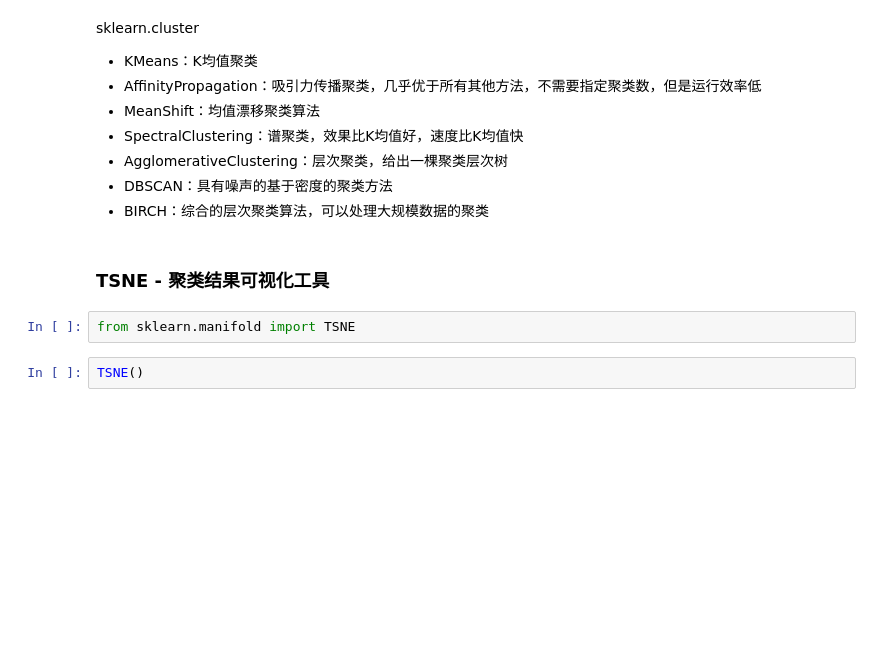
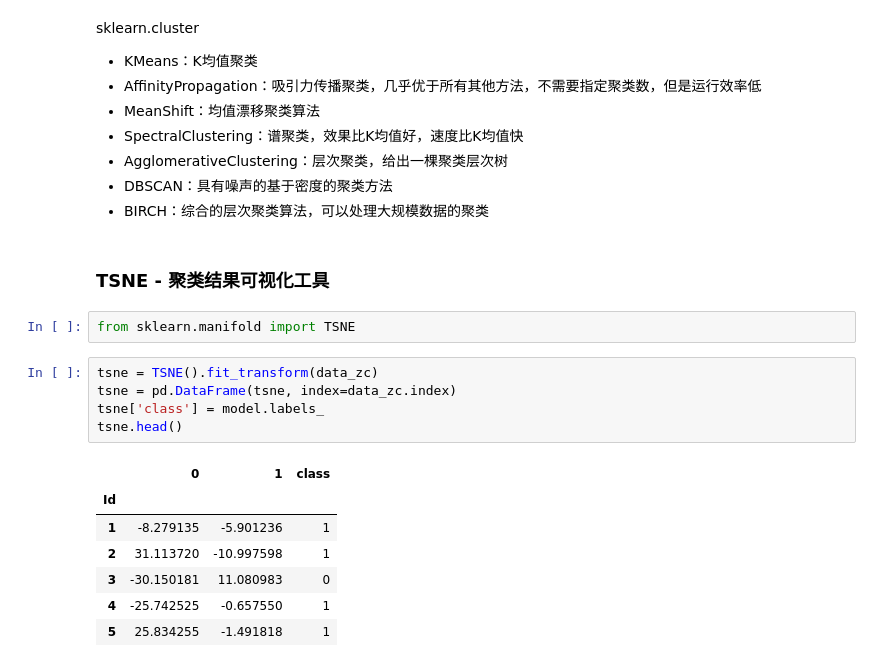
Before and after one commit to EricLiuLR/python-, a Jupyter notebook: my_note_05.ipynb, the cells around one changed output. Saved outputs shown, nothing was run; the diff lists cells and outputs as text; blank space fills up the shorter version.

```diff
--- a/my_note_05.ipynb
+++ b/my_note_05.ipynb
@@ -250,5 +266,16 @@ sklearn.cluster
 ### TSNE - 聚类结果可视化工具
 # %%
 from sklearn.manifold import TSNE
-# %%
-TSNE()
+# %%
+tsne = TSNE().fit_transform(data_zc)
+tsne = pd.DataFrame(tsne, index=data_zc.index)
+tsne['class'] = model.labels_
+tsne.head()
+# %% [output]
+|  | 0 | 1 | class |
+| Id |  |  |  |
+| 1 | -8.279135 | -5.901236 | 1 |
+| 2 | 31.113720 | -10.997598 | 1 |
+| 3 | -30.150181 | 11.080983 | 0 |
+| 4 | -25.742525 | -0.657550 | 1 |
+| 5 | 25.834255 | -1.491818 | 1 |
```
Also changed, not shown: parts of 15 cells of this notebook.
